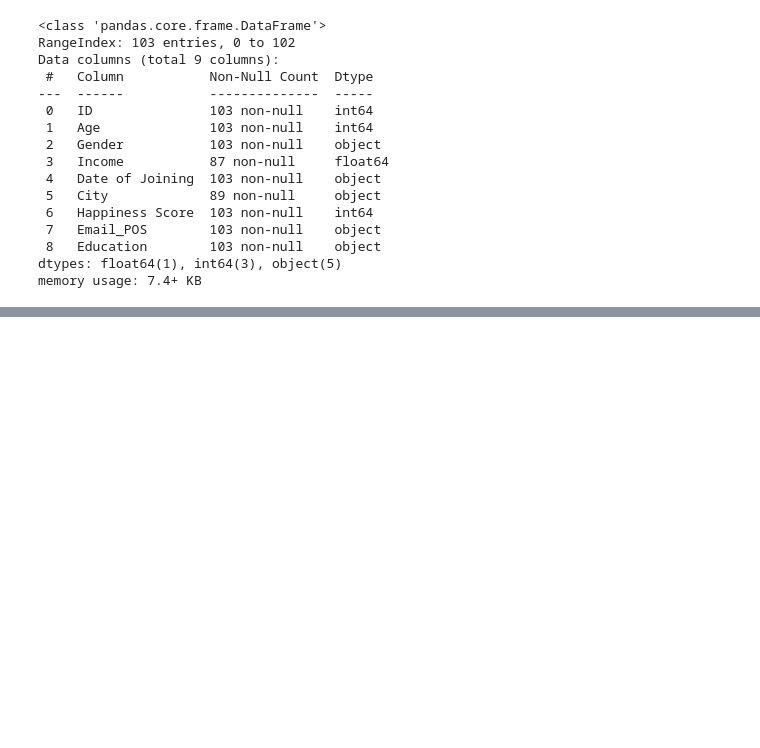
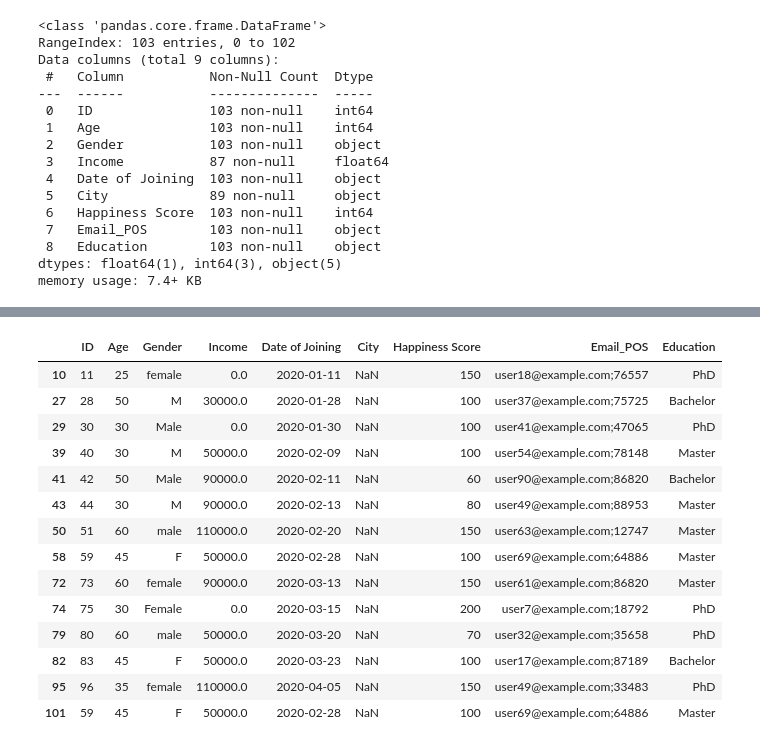
Before and after one commit to IdhamAbidinKaisilay/my_portfolio, a Jupyter notebook: Data_Cleaning.ipynb, the cells around one changed output, grey strips where cells are left out. Cells and saved outputs as stored; diff of their text form; code cells hidden in the pictures; blank space fills up the shorter version.

```diff
--- a/Data_Cleaning.ipynb
+++ b/Data_Cleaning.ipynb
@@ -140,0 +127,19 @@ dtype: int64
+# %%
+# cek nilai null di 'City'
+df[df['City'].isnull()]
+# %% [output]
+|  | ID | Age | Gender | Income | Date of Joining | City | Happiness Score | Email_POS | Education |
+| 10 | 11 | 25 | female | 0.0 | 2020-01-11 | NaN | 150 | user18@example.com;76557 | PhD |
+| 27 | 28 | 50 | M | 30000.0 | 2020-01-28 | NaN | 100 | user37@example.com;75725 | Bachelor |
+| 29 | 30 | 30 | Male | 0.0 | 2020-01-30 | NaN | 100 | user41@example.com;47065 | PhD |
+| 39 | 40 | 30 | M | 50000.0 | 2020-02-09 | NaN | 100 | user54@example.com;78148 | Master |
+| 41 | 42 | 50 | Male | 90000.0 | 2020-02-11 | NaN | 60 | user90@example.com;86820 | Bachelor |
+| 43 | 44 | 30 | M | 90000.0 | 2020-02-13 | NaN | 80 | user49@example.com;88953 | Master |
+| 50 | 51 | 60 | male | 110000.0 | 2020-02-20 | NaN | 150 | user63@example.com;12747 | Master |
+| 58 | 59 | 45 | F | 50000.0 | 2020-02-28 | NaN | 100 | user69@example.com;64886 | Master |
+| 72 | 73 | 60 | female | 90000.0 | 2020-03-13 | NaN | 150 | user61@example.com;86820 | Master |
+| 74 | 75 | 30 | Female | 0.0 | 2020-03-15 | NaN | 200 | user7@example.com;18792 | PhD |
+| 79 | 80 | 60 | male | 50000.0 | 2020-03-20 | NaN | 70 | user32@example.com;35658 | PhD |
+| 82 | 83 | 45 | F | 50000.0 | 2020-03-23 | NaN | 100 | user17@example.com;87189 | Bachelor |
+| 95 | 96 | 35 | female | 110000.0 | 2020-04-05 | NaN | 150 | user49@example.com;33483 | PhD |
+| 101 | 59 | 45 | F | 50000.0 | 2020-02-28 | NaN | 100 | user69@example.com;64886 | Master |
```
Also changed, not shown: parts of 23 cells of this notebook.
